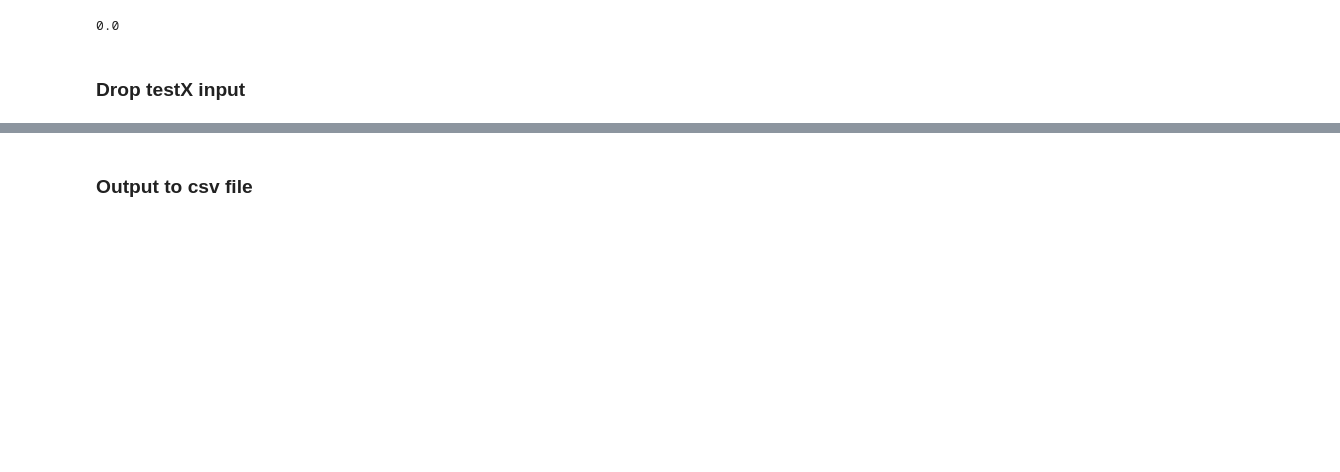
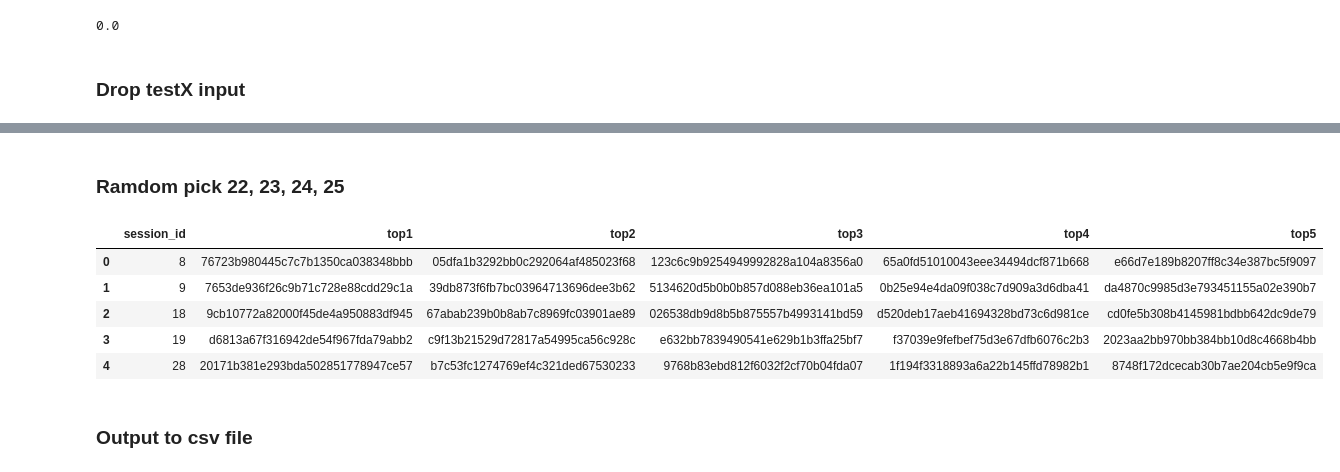
Before and after one commit to Han1018/KK-Data-Game-2023, a Jupyter notebook: ngram.ipynb, the cells around one changed output, grey strips where cells are left out. Cells and saved outputs as stored; diff of their text form; code cells hidden in the pictures; blank space fills up the shorter version.

Commit message:
add ramdom pick 21-25

```diff
--- a/ngram.ipynb
+++ b/ngram.ipynb
@@ -285,3 +296,20 @@ result.head()
+# %% [markdown]
+### Ramdom pick 22, 23, 24, 25
+# %%
+res = result.copy()
+for i in range(2, 6):
+    _sample = meta_song.sample(result.shape[0], replace=True)["song_id"].reset_index(
+        drop=True
+    )
+    res[f"top{i}"] = pd.Series(_sample)
+res.head()
+# %% [output]
+|  | session_id | top1 | top2 | top3 | top4 | top5 |
+| 0 | 8 | 76723b980445c7c7b1350ca038348bbb | 05dfa1b3292bb0c292064af485023f68 | 123c6c9b9254949992828a104a8356a0 | 65a0fd51010043eee34494dcf871b668 | e66d7e189b8207ff8c34e387bc5f9097 |
+| 1 | 9 | 7653de936f26c9b71c728e88cdd29c1a | 39db873f6fb7bc03964713696dee3b62 | 5134620d5b0b0b857d088eb36ea101a5 | 0b25e94e4da09f038c7d909a3d6dba41 | da4870c9985d3e793451155a02e390b7 |
+| 2 | 18 | 9cb10772a82000f45de4a950883df945 | 67abab239b0b8ab7c8969fc03901ae89 | 026538db9d8b5b875557b4993141bd59 | d520deb17aeb41694328bd73c6d981ce | cd0fe5b308b4145981bdbb642dc9de79 |
+| 3 | 19 | d6813a67f316942de54f967fda79abb2 | c9f13b21529d72817a54995ca56c928c | e632bb7839490541e629b1b3ffa25bf7 | f37039e9fefbef75d3e67dfb6076c2b3 | 2023aa2bb970bb384bb10d8c4668b4bb |
+| 4 | 28 | 20171b381e293bda502851778947ce57 | b7c53fc1274769ef4c321ded67530233 | 9768b83ebd812f6032f2cf70b04fda07 | 1f194f3318893a6a22b145ffd78982b1 | 8748f172dcecab30b7ae204cb5e9f9ca |
 # %% [markdown]
 ### Output to csv file
 # %%
```
Also changed, not shown: parts of 5 cells of this notebook, 1 other file.
